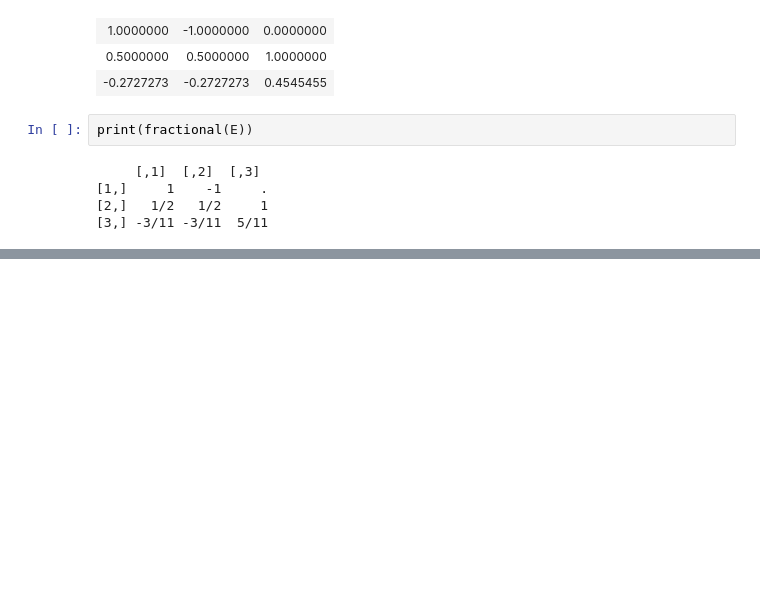
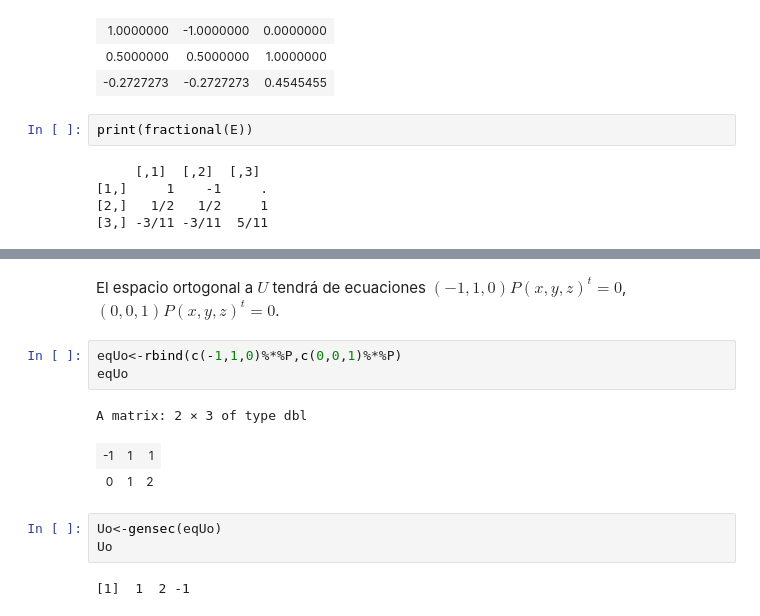
Before and after one commit to pedritomelenas/R-algebra-lineal, a Jupyter notebook: ALME-espacios-vectoriales.ipynb, the cells around one changed output, grey strips where cells are left out. Saved outputs shown, nothing was run; the diff lists cells and outputs as text; blank space fills up the shorter version.

```diff
--- a/ALME-espacios-vectoriales.ipynb
+++ b/ALME-espacios-vectoriales.ipynb
@@ -734,0 +805,14 @@ print(fractional(E))
+# %% [markdown]
+El espacio ortogonal a $U$ tendrá de ecuaciones $(-1,1,0)P(x,y,z)^t=0$, $(0,0,1)P(x,y,z)^t=0$.
+# %%
+eqUo<-rbind(c(-1,1,0)%*%P,c(0,0,1)%*%P)
+eqUo
+# %% [output]
+A matrix: 2 × 3 of type dbl
+| -1 | 1 | 1 |
+| 0 | 1 | 2 |
+# %%
+Uo<-gensec(eqUo)
+Uo
+# %% [output]
+[1]  1  2 -1
```
Also changed, not shown: parts of 25 cells of this notebook.
